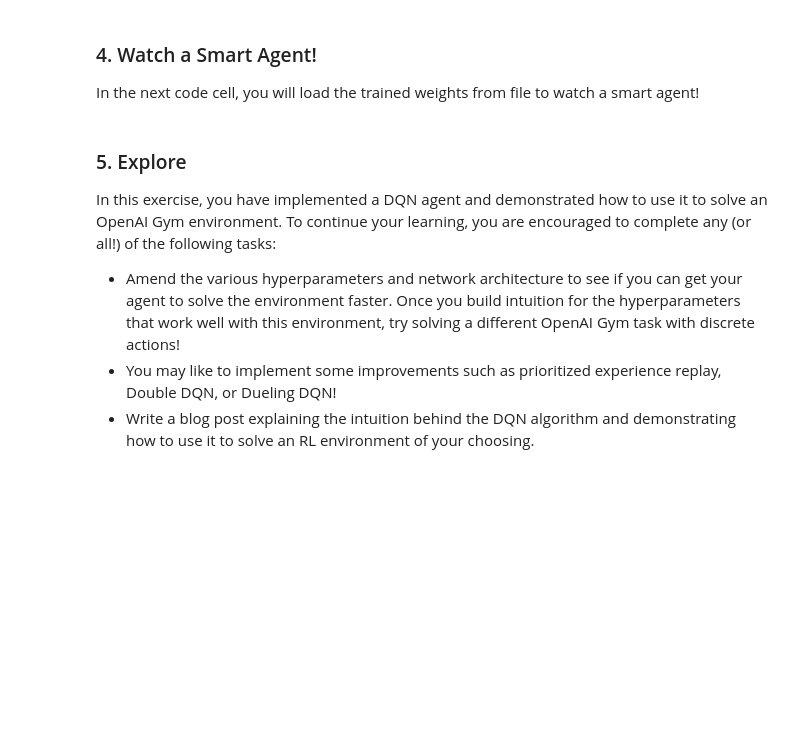
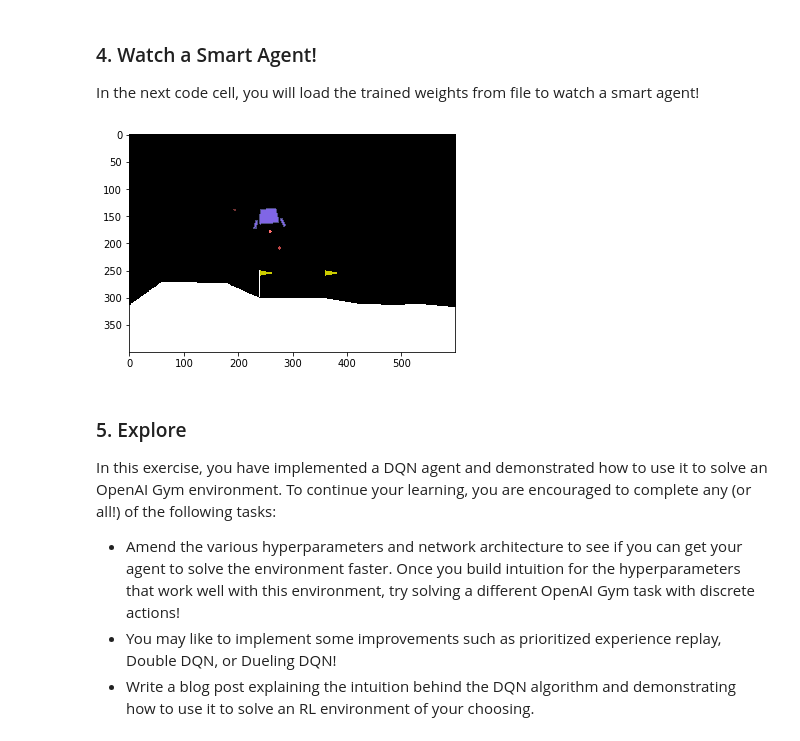
Before and after one commit to guti1/udacity_drl_nd, a Jupyter notebook: exercises/DQN/solution/Deep_Q_Network.ipynb, the cells around one changed output. Drawn from its saved outputs; the diff is of its cells as text; code cells hidden in the pictures; blank space fills up the shorter version.

```diff
--- a/exercises/DQN/solution/Deep_Q_Network.ipynb
+++ b/exercises/DQN/solution/Deep_Q_Network.ipynb
@@ -113,17 +125,22 @@ In the next code cell, you will load the trained weights from file to watch a sm
 # %%
 # load the weights from file
 agent.qnetwork_local.load_state_dict(torch.load('checkpoint.pth'))
 
 for i in range(5):
     state = env.reset()
     for j in range(200):
+        plt.imshow(env.render(mode='rgb_array'))
+        display.display(plt.gcf())
+        display.clear_output(wait=True)
         action = agent.act(state)
         env.render()
         state, reward, done, _ = env.step(action)
         if done:
             break
 
 env.close()
+# %% [output]
+[figure, added]
 # %% [markdown]
 ### 5. Explore
 
```
Also changed, not shown: parts of 2 cells of this notebook.
